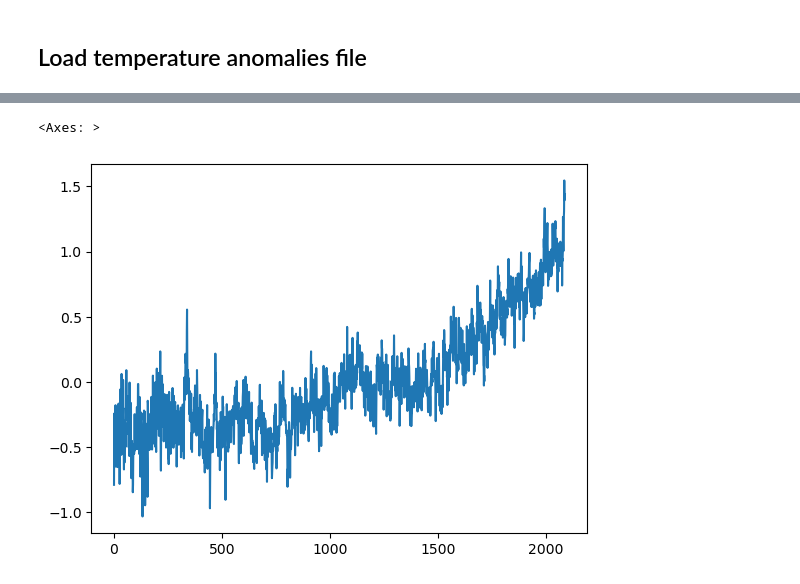
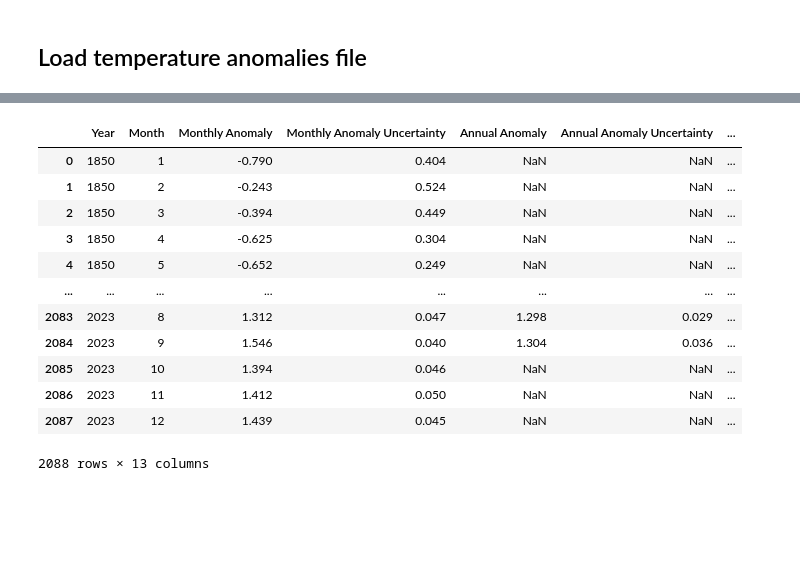
Before and after one commit to walipalmer/CFR-2024, a Jupyter notebook: data/convertGASTa.ipynb, the cells around one changed output, grey strips where cells are left out. Drawn from its saved outputs; the diff is of its cells as text; code cells hidden in the pictures; blank space fills up the shorter version.

```diff
--- a/data/convertGASTa.ipynb
+++ b/data/convertGASTa.ipynb
@@ -30,5 +33,0 @@ df_out =
-# %%
-df['Monthly Anomaly'].plot()
-# %% [output]
-<Axes: >
-[figure, removed]
@@ -34,0 +43,16 @@ df['Monthly Anomaly'].plot()
+# %%
+df
+# %% [output]
+|  | Year | Month | Monthly Anomaly | Monthly Anomaly Uncertainty | Annual Anomaly | Annual Anomaly Uncertainty | ... |
+| 0 | 1850 | 1 | -0.790 | 0.404 | NaN | NaN | ... |
+| 1 | 1850 | 2 | -0.243 | 0.524 | NaN | NaN | ... |
+| 2 | 1850 | 3 | -0.394 | 0.449 | NaN | NaN | ... |
+| 3 | 1850 | 4 | -0.625 | 0.304 | NaN | NaN | ... |
+| 4 | 1850 | 5 | -0.652 | 0.249 | NaN | NaN | ... |
+| ... | ... | ... | ... | ... | ... | ... | ... |
+| 2083 | 2023 | 8 | 1.312 | 0.047 | 1.298 | 0.029 | ... |
+| 2084 | 2023 | 9 | 1.546 | 0.040 | 1.304 | 0.036 | ... |
+| 2085 | 2023 | 10 | 1.394 | 0.046 | NaN | NaN | ... |
+| 2086 | 2023 | 11 | 1.412 | 0.050 | NaN | NaN | ... |
+| 2087 | 2023 | 12 | 1.439 | 0.045 | NaN | NaN | ... |
+2088 rows × 13 columns
```
Also changed, not shown: parts of 14 cells of this notebook, 2 other files.
